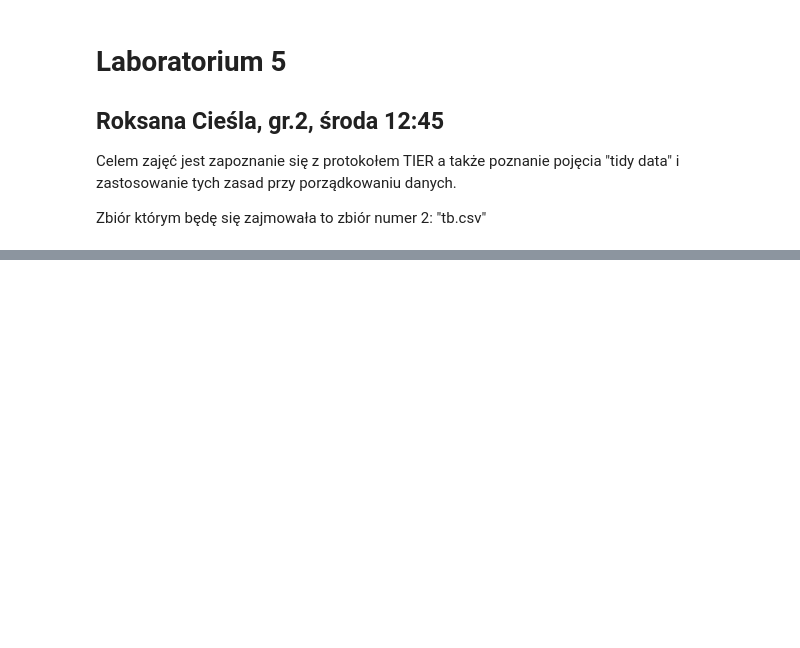
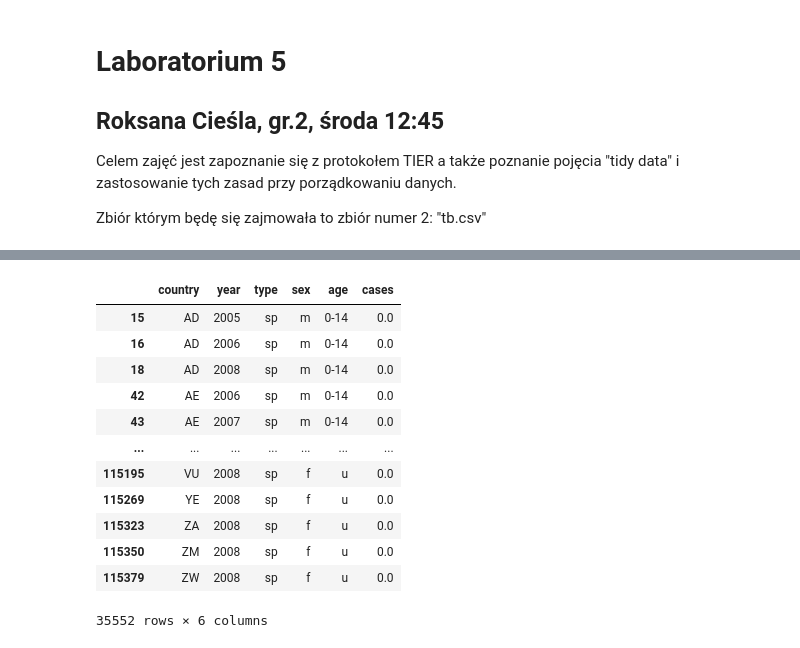
Before and after one commit to rogzan/aibd_rciesla, a Jupyter notebook: lab5/command_files/data_processing.ipynb, the cells around one changed output, grey strips where cells are left out. Saved outputs shown, nothing was run; the diff lists cells and outputs as text; code cells hidden in the pictures; blank space fills up the shorter version.

```diff
--- a/lab5/command_files/data_processing.ipynb
+++ b/lab5/command_files/data_processing.ipynb
@@ -23,0 +38,7 @@ with open(original_data_path) as csvfile:
+# %%
+# Przestawienie kolumn
+df1 = df
+df1 = df1.drop('new_sp', axis=1)
+df1 = pd.melt(df1, id_vars=["iso2","year"], var_name="key", value_name="cases").dropna()
+df1.columns = ['country', 'year', 'key', 'cases']  # zmiana nazwy kolumny iso2
+df1
@@ -23,0 +79,18 @@ with open(original_data_path) as csvfile:
+# %%
+# Rozdzielenie wartości z kolumny key
+new_columns = (df1.key.str.split("_",expand = True).rename(columns = {0: "new", 1: "type", 2: "sex_and_age"}))
+new_columns['sex'] = new_columns['sex_and_age'].str[0]
+new_columns['age'] = new_columns['sex_and_age'].str[1:].map({
+    '04': '0-14',
+    '514': '0-14',
+    '014': '0-14',
+    '1524': '15-24',
+    '2534': '25-34',
+    '3544': '35-44',
+    '4554': '45-54',
+    '5564': '55-64',
+    '65': '65+',
+    'u': 'u'
+})
+new_columns = new_columns[['type', 'sex', 'age']]
+new_columns
@@ -23,0 +111,18 @@ with open(original_data_path) as csvfile:
+# %%
+# Dodanie do tabeli nowych rozdzielonych kolumn zawierających typ, płeć i przedział wiekowy
+df2 = pd.concat([df1.filter(items = ['country', 'year']), new_columns, df1.filter(items = ['cases'])], axis = 1)
+df2
+# %% [output]
+|  | country | year | type | sex | age | cases |
+| 15 | AD | 2005 | sp | m | 0-14 | 0.0 |
+| 16 | AD | 2006 | sp | m | 0-14 | 0.0 |
+| 18 | AD | 2008 | sp | m | 0-14 | 0.0 |
+| 42 | AE | 2006 | sp | m | 0-14 | 0.0 |
+| 43 | AE | 2007 | sp | m | 0-14 | 0.0 |
+| ... | ... | ... | ... | ... | ... | ... |
+| 115195 | VU | 2008 | sp | f | u | 0.0 |
+| 115269 | YE | 2008 | sp | f | u | 0.0 |
+| 115323 | ZA | 2008 | sp | f | u | 0.0 |
+| 115350 | ZM | 2008 | sp | f | u | 0.0 |
+| 115379 | ZW | 2008 | sp | f | u | 0.0 |
+35552 rows × 6 columns
```
Also changed, not shown: parts of 11 cells of this notebook, 1 other file.
